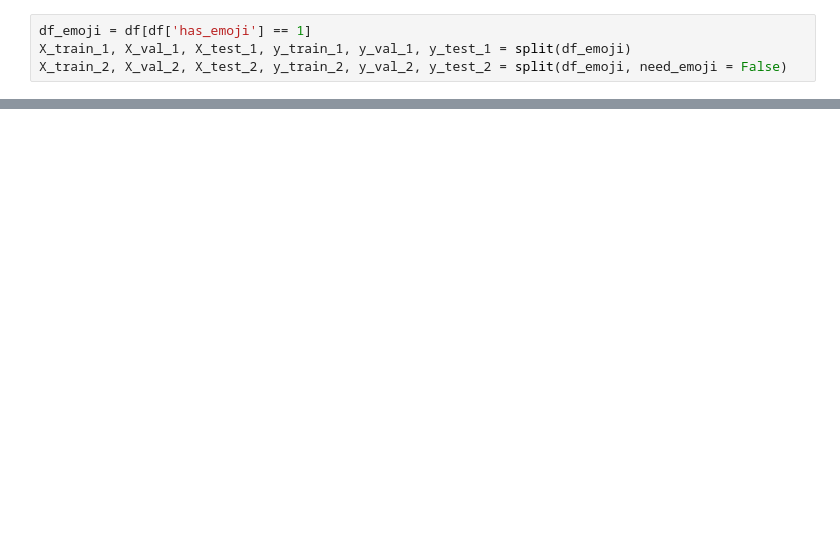
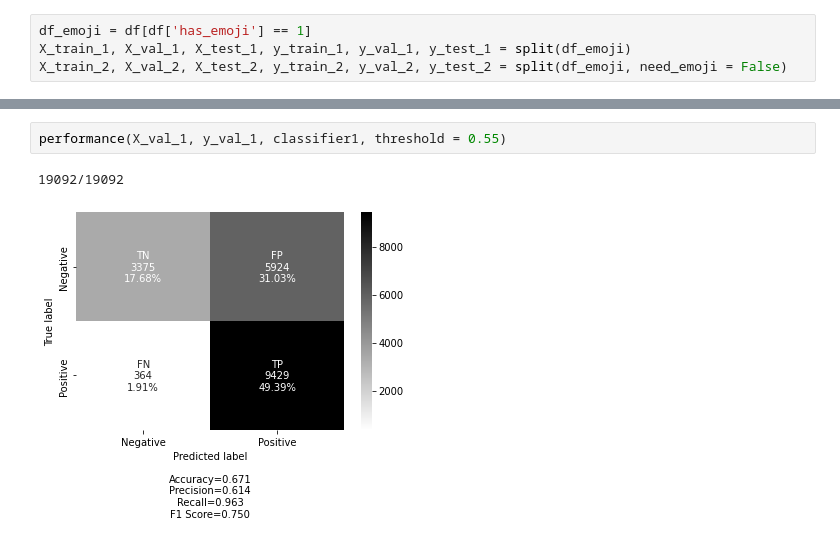
Before and after one commit to DS-GA-1012-Final-Project-Group-12/Emoji-Based-Chinese-Sentiment-Analysis, a Jupyter notebook: Model_Performance.ipynb, the cells around one changed output, grey strips where cells are left out. Cells and saved outputs as stored; diff of their text form; blank space fills up the shorter version.

```diff
--- a/Model_Performance.ipynb
+++ b/Model_Performance.ipynb
@@ -53,0 +108,5 @@ classifier = pipeline('sentiment-analysis', model = model, tokenizer = tokenizer
+# %%
+performance(X_val_1, y_val_1, classifier1, threshold = 0.55)
+# %% [output]
+19092/19092
+[figure, added]
```
Also changed, not shown: parts of 24 cells of this notebook.
